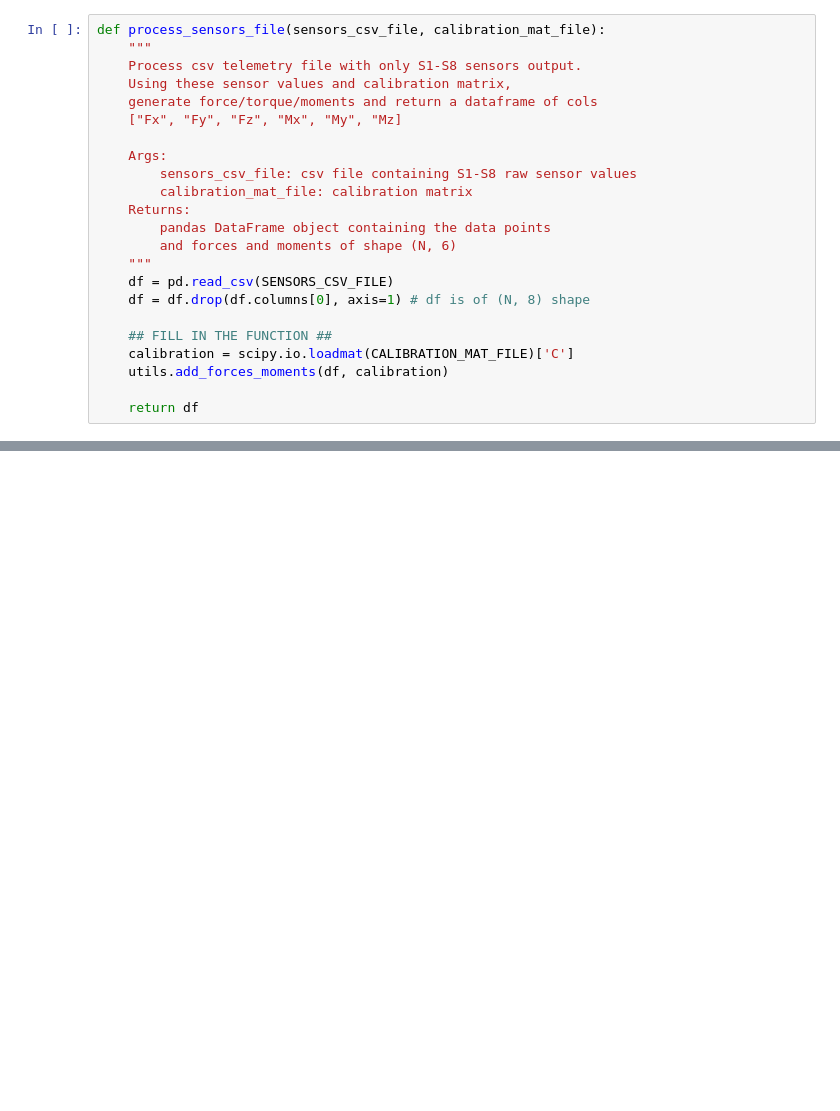
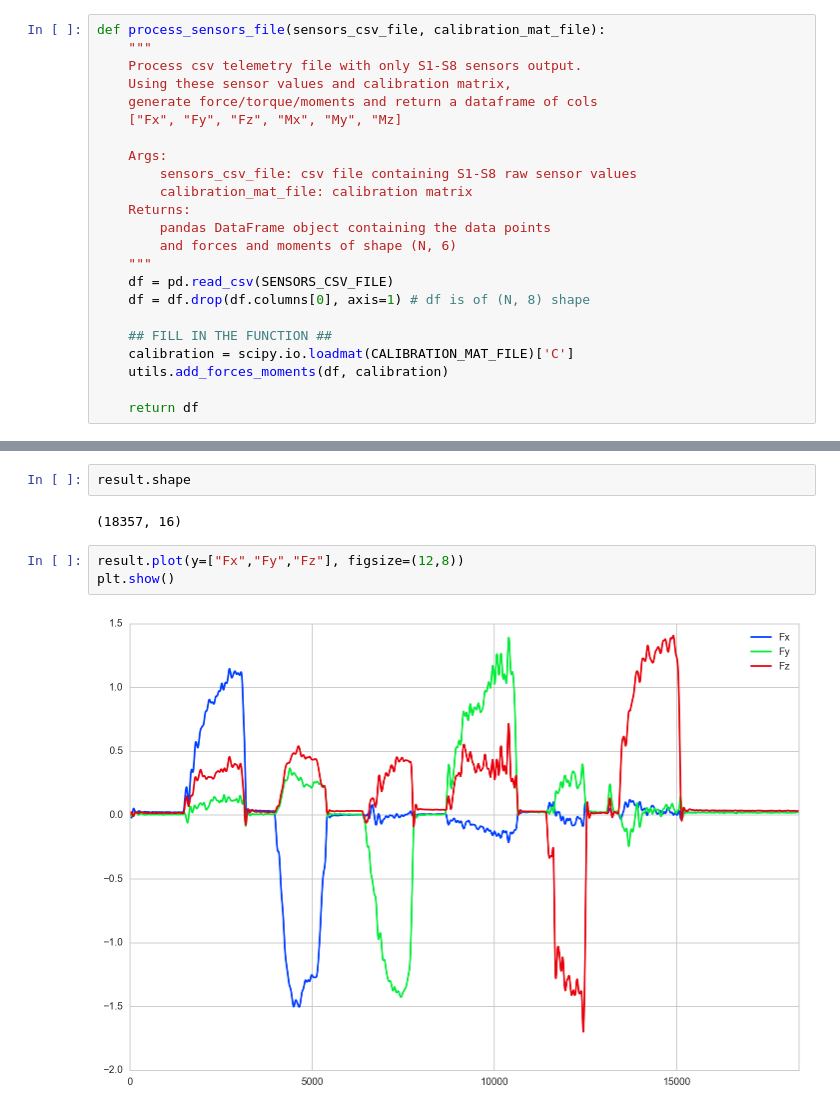
Before and after one commit to bsuper-archive/veloplot, a Jupyter notebook: calibration/brian_calibration_function_sandbox.ipynb, the cells around one changed output, grey strips where cells are left out. Cells and saved outputs as stored; diff of their text form; blank space fills up the shorter version.

```diff
--- a/calibration/brian_calibration_function_sandbox.ipynb
+++ b/calibration/brian_calibration_function_sandbox.ipynb
@@ -53,0 +71,9 @@ NameError: name 'SENSORS_CSV_FILE' is not defined
+# %%
+result.shape
+# %% [output]
+(18357, 16)
+# %%
+result.plot(y=["Fx","Fy","Fz"], figsize=(12,8))
+plt.show()
+# %% [output]
+[figure, added]
```
Also changed, not shown: parts of 4 cells of this notebook, 3 other files.
